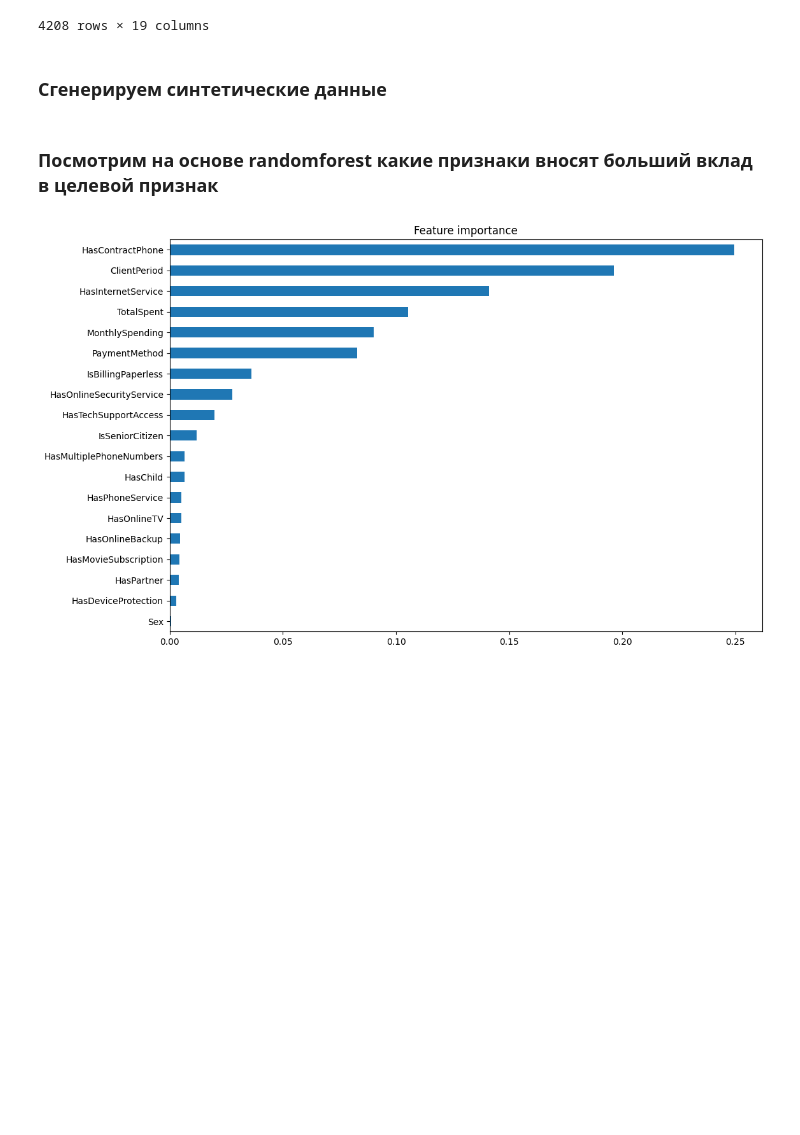
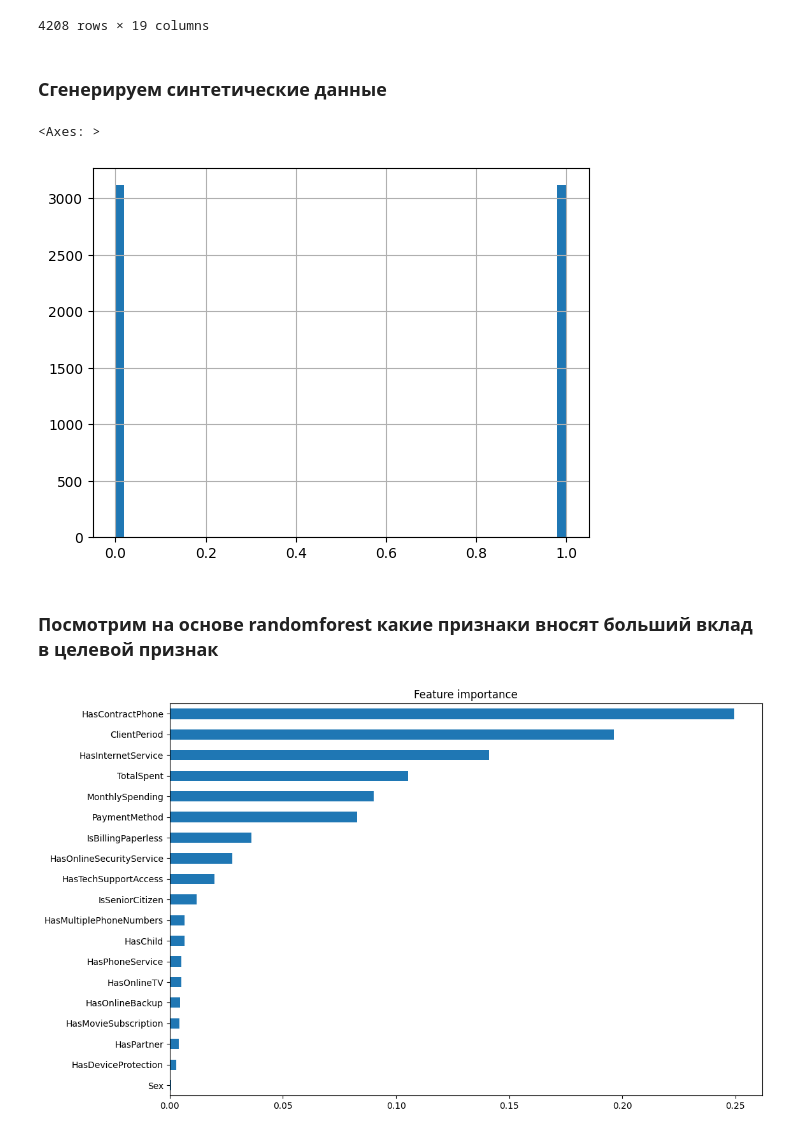
Before and after one commit to Chillibumbik/ML_study, a Jupyter notebook: first_practical_task/pv_2.ipynb, the cells around one changed output. Drawn from its saved outputs; the diff is of its cells as text; code cells hidden in the pictures; blank space fills up the shorter version.

```diff
--- a/first_practical_task/pv_2.ipynb
+++ b/first_practical_task/pv_2.ipynb
@@ -362,13 +362,16 @@ train_x
 # %% [markdown]
 ### Сгенерируем синтетические данные
 # %%
-# from imblearn.over_sampling import SMOTE
+from imblearn.over_sampling import SMOTE
 
-# smote = SMOTE(random_state=42)
+smote = SMOTE(random_state=42)
 
-# train_x, train_y = smote.fit_resample(train_x, train_y)
+train_x, train_y = smote.fit_resample(train_x, train_y)
 
-# train_y.hist(bins=50)
+train_y.hist(bins=50)
+# %% [output]
+<Axes: >
+[figure, added]
 # %% [markdown]
 ### Посмотрим на основе randomforest какие признаки вносят больший вклад в целевой признак
 # %%
```
Also changed, not shown: parts of 8 cells of this notebook, 2 other files.
